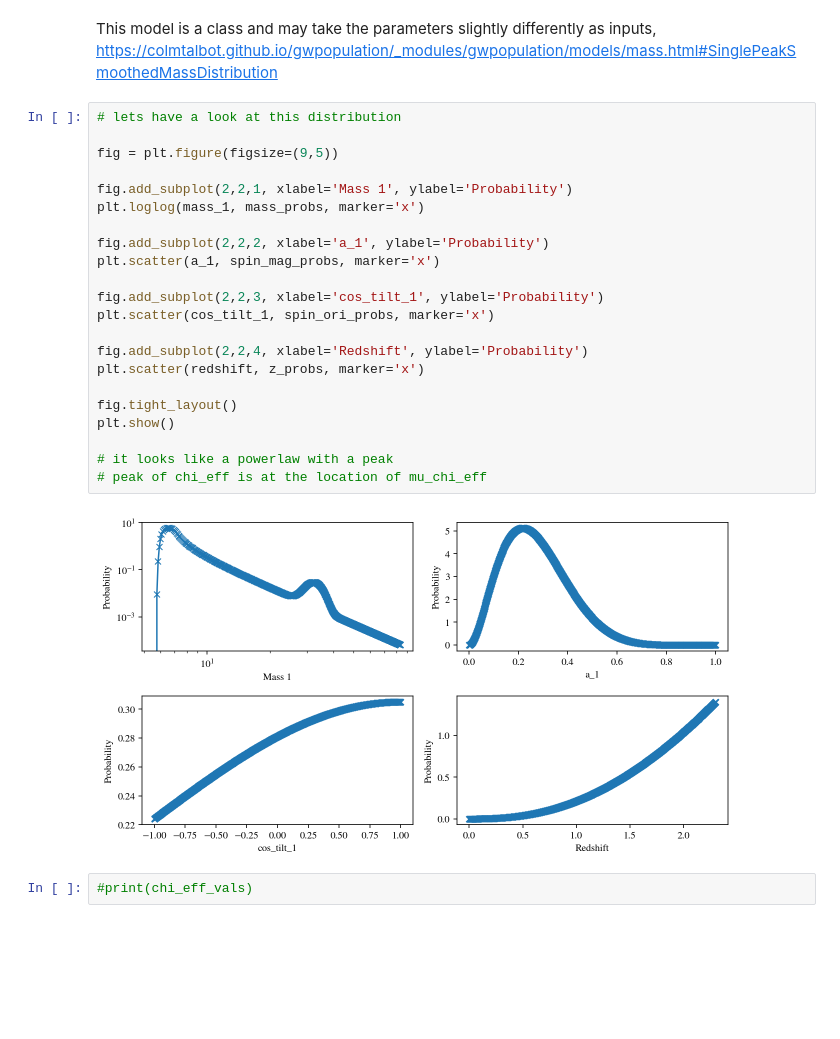
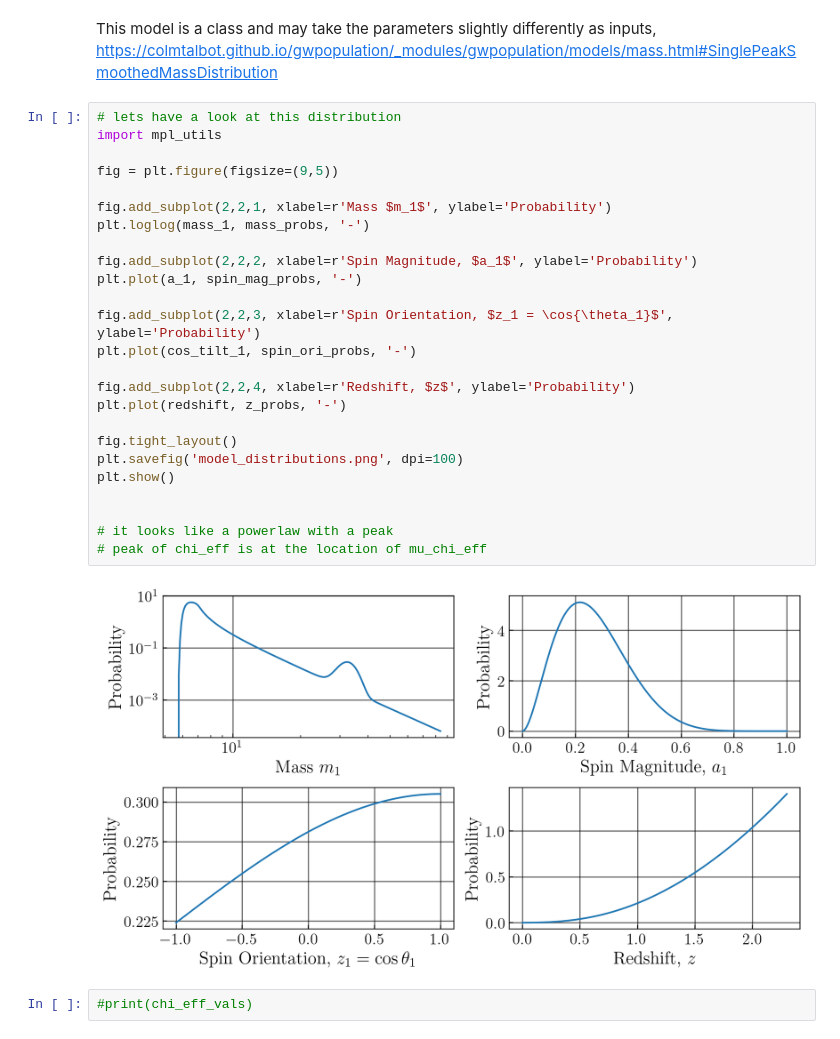
Before and after one commit to jhyland01/p_astro_project, a Jupyter notebook: draw_from_posterior.ipynb, the cells around one changed output. Saved outputs shown, nothing was run; the diff lists cells and outputs as text; blank space fills up the shorter version.

Commit message:
updates to figures for FYR

```diff
--- a/draw_from_posterior.ipynb
+++ b/draw_from_posterior.ipynb
@@ -259,28 +259,31 @@ z_probs = z_model.prob(input_df)
 This model is a class and may take the parameters slightly differently as inputs, https://colmtalbot.github.io/gwpopulation/_modules/gwpopulation/models/mass.html#SinglePeakSmoothedMassDistribution
 # %%
 # lets have a look at this distribution
+import mpl_utils
 
 fig = plt.figure(figsize=(9,5))
 
-fig.add_subplot(2,2,1, xlabel='Mass 1', ylabel='Probability')
-plt.loglog(mass_1, mass_probs, marker='x')
+fig.add_subplot(2,2,1, xlabel=r'Mass $m_1$', ylabel='Probability')
+plt.loglog(mass_1, mass_probs, '-')
 
-fig.add_subplot(2,2,2, xlabel='a_1', ylabel='Probability')
-plt.scatter(a_1, spin_mag_probs, marker='x')
+fig.add_subplot(2,2,2, xlabel=r'Spin Magnitude, $a_1$', ylabel='Probability')
+plt.plot(a_1, spin_mag_probs, '-')
 
-fig.add_subplot(2,2,3, xlabel='cos_tilt_1', ylabel='Probability')
-plt.scatter(cos_tilt_1, spin_ori_probs, marker='x')
+fig.add_subplot(2,2,3, xlabel=r'Spin Orientation, $z_1 = \cos{\theta_1}$', ylabel='Probability')
+plt.plot(cos_tilt_1, spin_ori_probs, '-')
 
-fig.add_subplot(2,2,4, xlabel='Redshift', ylabel='Probability')
-plt.scatter(redshift, z_probs, marker='x')
+fig.add_subplot(2,2,4, xlabel=r'Redshift, $z$', ylabel='Probability')
+plt.plot(redshift, z_probs, '-')
 
 fig.tight_layout()
+plt.savefig('model_distributions.png', dpi=100)
 plt.show()
+
 
 # it looks like a powerlaw with a peak
 # peak of chi_eff is at the location of mu_chi_eff
 # %% [output]
-[figure, old version]
+[figure, new version]
 # %%
 #print(chi_eff_vals)
 # %%
```
Also changed, not shown: 5 other files.
